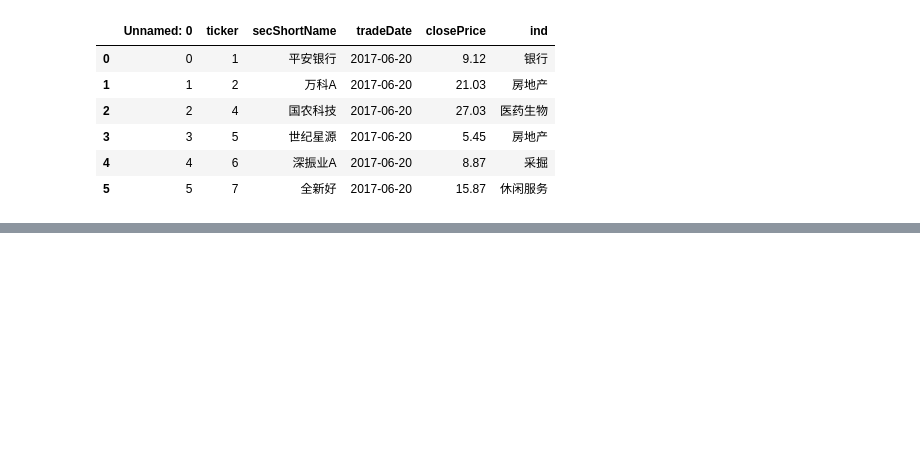
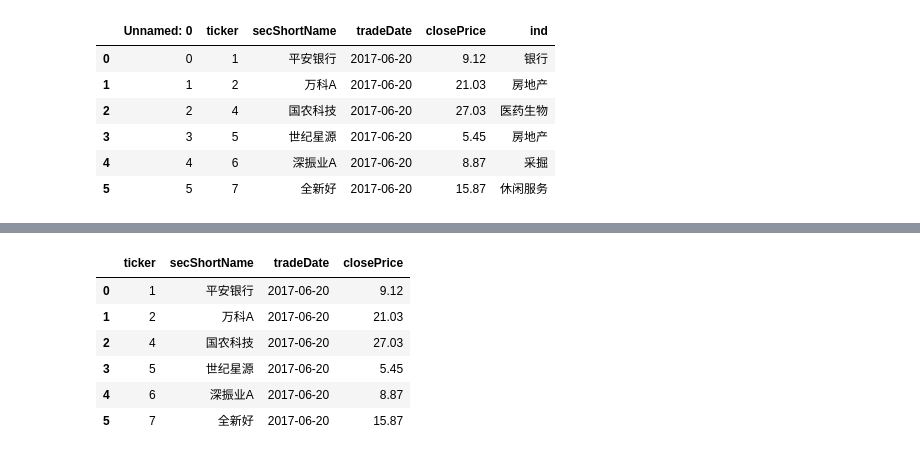
Before and after one commit to mr0x16/ml_note, a Jupyter notebook: numpytest.ipynb, the cells around one changed output, grey strips where cells are left out. Cells and saved outputs as stored; diff of their text form; code cells hidden in the pictures; blank space fills up the shorter version.

```diff
--- a/numpytest.ipynb
+++ b/numpytest.ipynb
@@ -404,0 +512,12 @@ data
+# %%
+#DataFrame的切片和筛选:loc, iloc, ix
+a = pd.read_csv('closeprice.csv', encoding='gbk').drop(['Unnamed: 0'], axis=1)
+a
+# %% [output]
+|  | ticker | secShortName | tradeDate | closePrice |
+| 0 | 1 | 平安银行 | 2017-06-20 | 9.12 |
+| 1 | 2 | 万科A | 2017-06-20 | 21.03 |
+| 2 | 4 | 国农科技 | 2017-06-20 | 27.03 |
+| 3 | 5 | 世纪星源 | 2017-06-20 | 5.45 |
+| 4 | 6 | 深振业A | 2017-06-20 | 8.87 |
+| 5 | 7 | 全新好 | 2017-06-20 | 15.87 |
```
Also changed, not shown: parts of 39 cells of this notebook.
